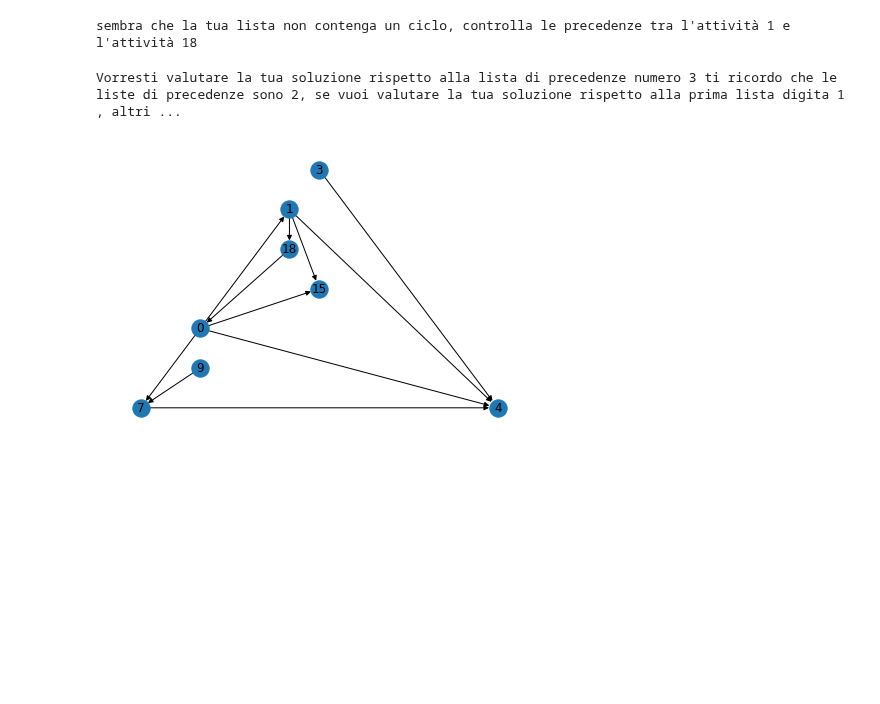
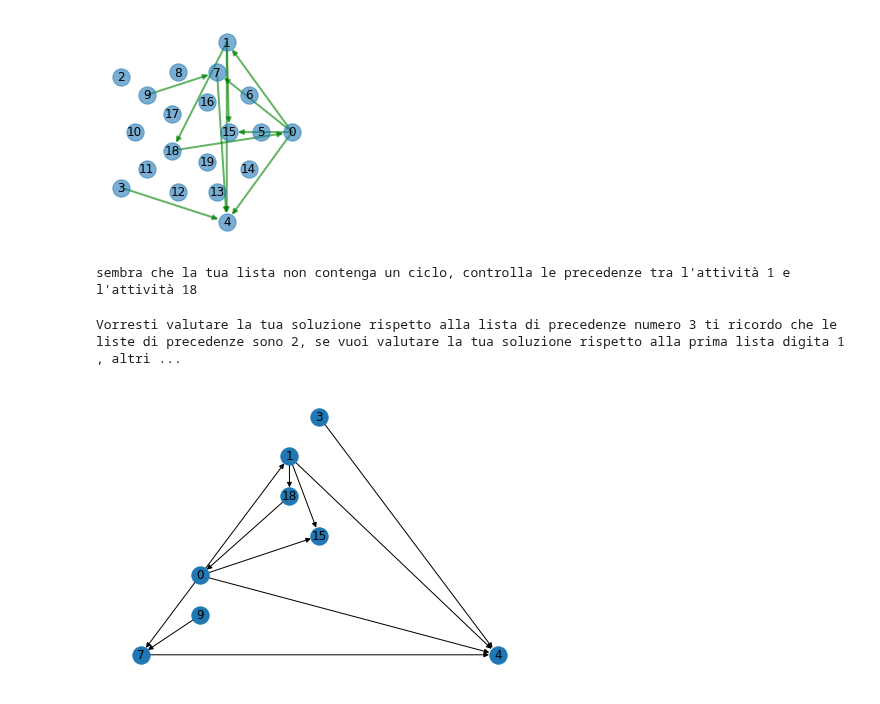
Before and after one commit to romeorizzi/eduexams, a Jupyter notebook: Notebook_nonApplet/DAG_recognition.ipynb, the cells around one changed output. Saved outputs shown, nothing was run; the diff lists cells and outputs as text; code cells hidden in the pictures; blank space fills up the shorter version.

Commit message:
prima bozza icosaedro

```diff
--- a/Notebook_nonApplet/DAG_recognition.ipynb
+++ b/Notebook_nonApplet/DAG_recognition.ipynb
@@ -146,6 +146,40 @@ se vuoi valutare la tua soluzione rispetto alla prima lista digita 1 , altriment
             return 0
         else:
             return "sembra che la tua lista non contenga un ciclo , controlla le precedenze tra l'attività " + str(soluzione_problem_solver[lunghezza-1]) +  " e  l'attività " + str(soluzione_problem_solver[lunghezza-lunghezza])
+
+
+def visualizza_icosaedro(grafo):
+    front_face = [15, 16, 17, 18, 19]
+    back_face = [0, 1, 2, 3, 4]
+    middle = list(set(range(20)).difference(front_face + back_face))
+    shells = [front_face] + [middle] + [back_face]
+    pos = nx.shell_layout(grafo, shells)
+    #nx.draw_networkx(icosaedro, pos)
+    nx.draw_networkx_nodes(grafo, pos, alpha=0.6) #node_color='cyan',
+    nx.draw_networkx_labels(grafo, pos)
+    #disegna archi e etichette sugli archi
+    #positive=[(u,v) for (u,v,d) in grafo.edges(data=True) if d['w'] >= 0]
+    #negative=[(u,v) for (u,v,d) in grafo.edges(data=True) if d['w'] < 0]
+    positive=[(u,v)for (u,v,d) in grafo.edges(data=True)]
+
+    nx.draw_networkx_edges(grafo,pos,edgelist=positive,width=2,alpha = 0.6,edge_color = "g",arrows=True)
+    #nx.draw_networkx_edges(grafo,pos,edgelist=negative,width=2,alpha = 0.6,edge_color = "r",arrows=True)
+
+    #labels = nx.get_edge_attributes(grafo,'w')
+    #nx.draw_networkx_edge_labels(grafo,pos,edge_labels=labels)
+    ax = plt.gca()
+    ax.set_aspect('equal')
+    ax.set_axis_off()
+# %%
+nodes=[(0+i) for i in range(20)]
+edges=prec_original_instance
+icosaedro_1=nx.DiGraph()
+icosaedro_1.add_nodes_from(nodes)
+icosaedro_1.add_edges_from(edges)
+# %%
+visualizza_icosaedro(icosaedro_1)
+# %% [output]
+[figure, added]
 # %%
 #Un grafo diretto è un DAG (un acronimo per Directed Acyclic Graph) se non contiene alcun ciclo diretto.
 #Un ciclo diretto in un grafo diretto G=(V,A) è una sequenza ciclica di nodi tale che
```
